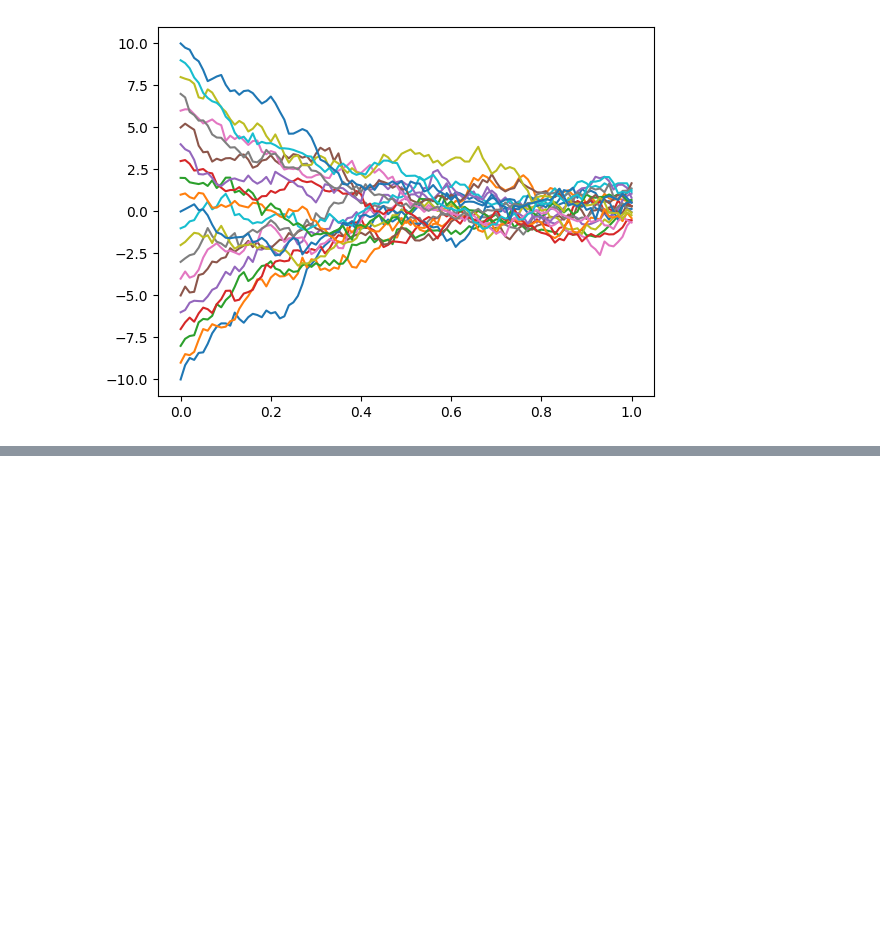
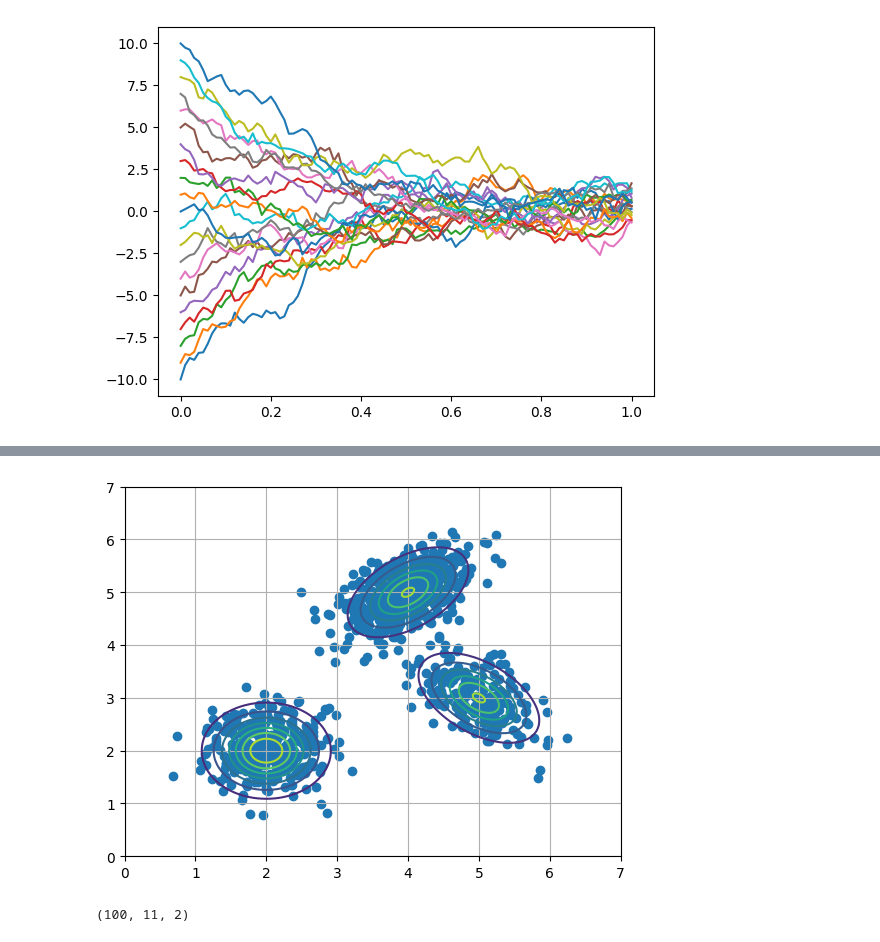
Before and after one commit to thelmn/quantfin_examples, a Jupyter notebook: flow-diffusion/flow-diffusion-ode-sde-intro.ipynb, the cells around one changed output, grey strips where cells are left out. Drawn from its saved outputs; the diff is of its cells as text; code cells hidden in the pictures; blank space fills up the shorter version.

Commit message:
cond/marginal probpath/vf

```diff
--- a/flow-diffusion/flow-diffusion-ode-sde-intro.ipynb
+++ b/flow-diffusion/flow-diffusion-ode-sde-intro.ipynb
@@ -142,0 +196,71 @@ Simulating the SDE gives the endpoint (a realization of a random variable) $X_1\
+# %%
+# Example with data from mixture of 3 2d Gaussians with diff var-covar matrices
+# true data distribution params:
+true_mus = 2+jnp.array([[0., 0.], [2., 3.], [3., 1.]])
+true_covs = 0.2*jnp.array([[[1., 0.], [0., 1.]], [[1., 0.5], [0.5, 1.]], [[1., -0.5], [-0.5, 1.]]])
+true_pis = jnp.array([0.3, 0.5, 0.2])
+
+n_samples = 1000
+
+rng_key = jax.random.PRNGKey(0)
+
+def sample_mixture(rng_key, n_samples):
+  rng_key, subkey = jax.random.split(rng_key)
+  k = jax.random.choice(subkey, jnp.arange(3), p=true_pis, shape=(n_samples,))
+  rng_key, subkey = jax.random.split(rng_key)
+  return jax.random.multivariate_normal(subkey, true_mus[k], true_covs[k])
+
+z_data = sample_mixture(rng_key, n_samples)
+
+# plot the z_data
+plt.scatter(z_data[:, 0], z_data[:, 1])
+
+# plot the true mixture component contours
+for i in range(3):
+  x = jnp.linspace(true_mus[i][0] - 2, true_mus[i][0] + 2, 100)
+  y = jnp.linspace(true_mus[i][1] - 2, true_mus[i][1] + 2, 100)
+  X, Y = jnp.meshgrid(x, y)
+  Z = jax.scipy.stats.multivariate_normal.pdf(jnp.stack([X, Y], -1), true_mus[i], true_covs[i])
+  plt.contour(X, Y, Z)
+
+plt.grid()
+plt.show()
+# %% [output]
+[figure, added]
+# %%
+def cond_prob_path(z, t):
+  t = jnp.clip(t, 0., 1.)
+  a_t = t
+  b_t = (1-t)
+  return lambda x: jax.scipy.stats.multivariate_normal.pdf(x, a_t*z, b_t*jnp.eye(2))
+
+def cond_vec_field(z, t):
+  t = jnp.clip(t, 0., 1.)
+  a_t = t
+  b_t = (1-t)
+  return lambda x: z + ((a_t*z - x)/b_t)
+
+init_mu = jnp.array([0., 0.])
+init_cov = 0.2*jnp.eye(2)
+
+n_steps = 10
+h = 1/n_steps
+ts = jnp.arange(0, 1+h, h)
+
+def euler_step(x, t, h, z):
+  x_th = x + h*cond_vec_field(z, t)(x)
+  return x_th, x_th
+
+def trajectory(x0, z):
+  return jax.lax.scan(lambda x, t: euler_step(x, t, h, z), x0, ts[1:])[1]
+
+z_data_sample = z_data[0]
+
+x0s = jax.random.multivariate_normal(rng_key, init_mu, init_cov, (100,))
+
+flow = jax.vmap(trajectory, in_axes=(0, None))(x0s, z_data_sample)
+
+flow = jnp.concatenate([x0s[:, None], flow], 1)
+flow.shape
+# %% [output]
+(100, 11, 2)
```
Also changed, not shown: parts of 14 cells of this notebook, 3 other files.
